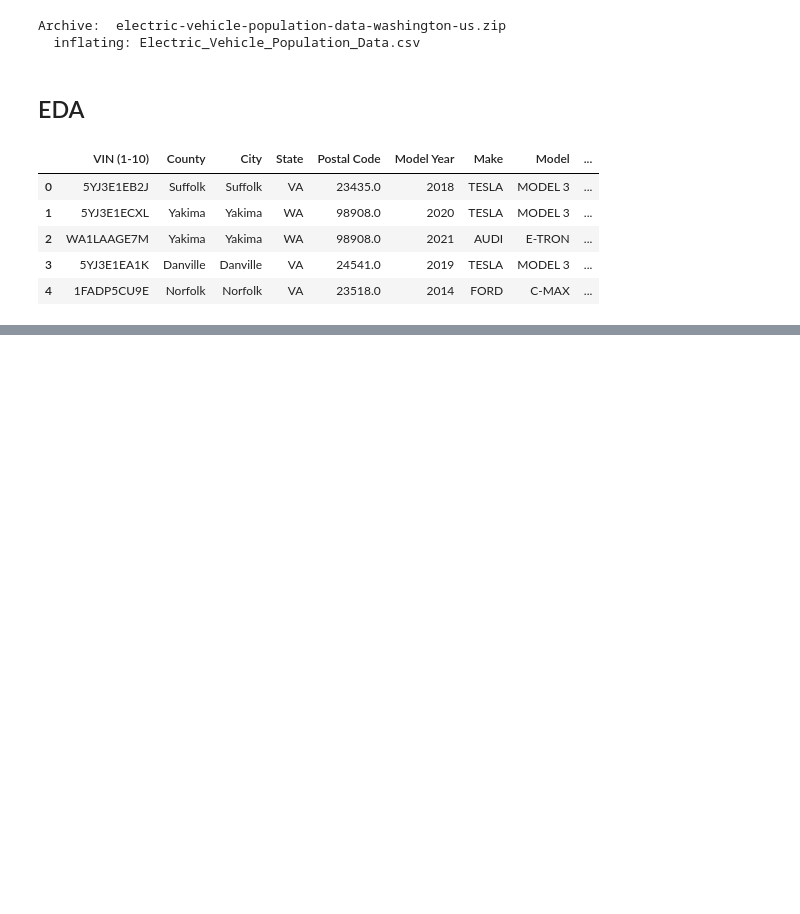
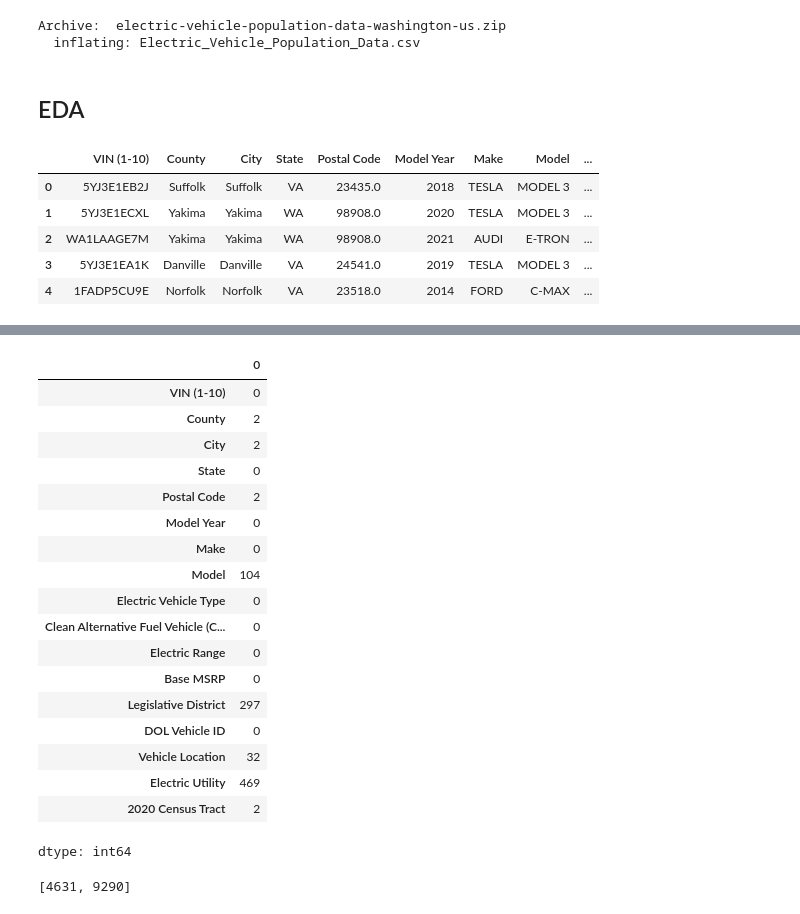
Before and after one commit to NinaFatehi/electrical-vehicle-data, a Jupyter notebook: EV.ipynb, the cells around one changed output, grey strips where cells are left out. Saved outputs shown, nothing was run; the diff lists cells and outputs as text; code cells hidden in the pictures; blank space fills up the shorter version.

```diff
--- a/EV.ipynb
+++ b/EV.ipynb
@@ -62,0 +83,28 @@ df.head()
+# %%
+df.isna().sum()
+# %% [output]
+|  | 0 |
+| VIN (1-10) | 0 |
+| County | 2 |
+| City | 2 |
+| State | 0 |
+| Postal Code | 2 |
+| Model Year | 0 |
+| Make | 0 |
+| Model | 104 |
+| Electric Vehicle Type | 0 |
+| Clean Alternative Fuel Vehicle (C... | 0 |
+| Electric Range | 0 |
+| Base MSRP | 0 |
+| Legislative District | 297 |
+| DOL Vehicle ID | 0 |
+| Vehicle Location | 32 |
+| Electric Utility | 469 |
+| 2020 Census Tract | 2 |
+dtype: int64
+# %%
+#Get the missing values indeces in "County"
+df_clean = df.isna()
+df_clean[df_clean["County"]==True].index.tolist()
+# %% [output]
+[4631, 9290]
```
Also changed, not shown: parts of 6 cells of this notebook.
